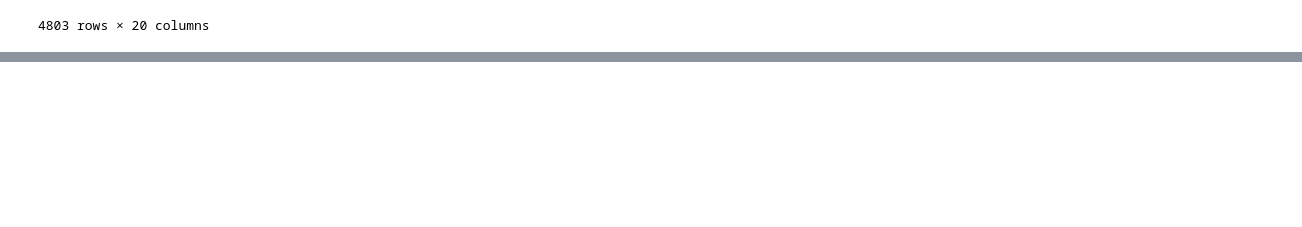
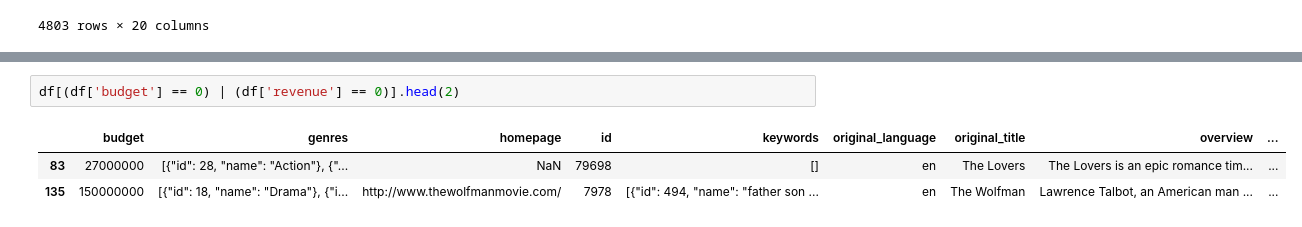
Before and after one commit to donchan7777/py-practice, a Jupyter notebook: python_DS/Pandas.ipynb, the cells around one changed output, grey strips where cells are left out. Drawn from its saved outputs; the diff is of its cells as text; blank space fills up the shorter version.

```diff
--- a/python_DS/Pandas.ipynb
+++ b/python_DS/Pandas.ipynb
@@ -58,0 +130,6 @@ df
+# %%
+df[(df['budget'] == 0) | (df['revenue'] == 0)].head(2)
+# %% [output]
+|  | budget | genres | homepage | id | keywords | original_language | original_title | overview | ... |
+| 83 | 27000000 | [{"id": 28, "name": "Action"}, {"... | NaN | 79698 | [] | en | The Lovers | The Lovers is an epic romance tim... | ... |
+| 135 | 150000000 | [{"id": 18, "name": "Drama"}, {"i... | http://www.thewolfmanmovie.com/ | 7978 | [{"id": 494, "name": "father son ... | en | The Wolfman | Lawrence Talbot, an American man ... | ... |
```
Also changed, not shown: parts of 12 cells of this notebook.
